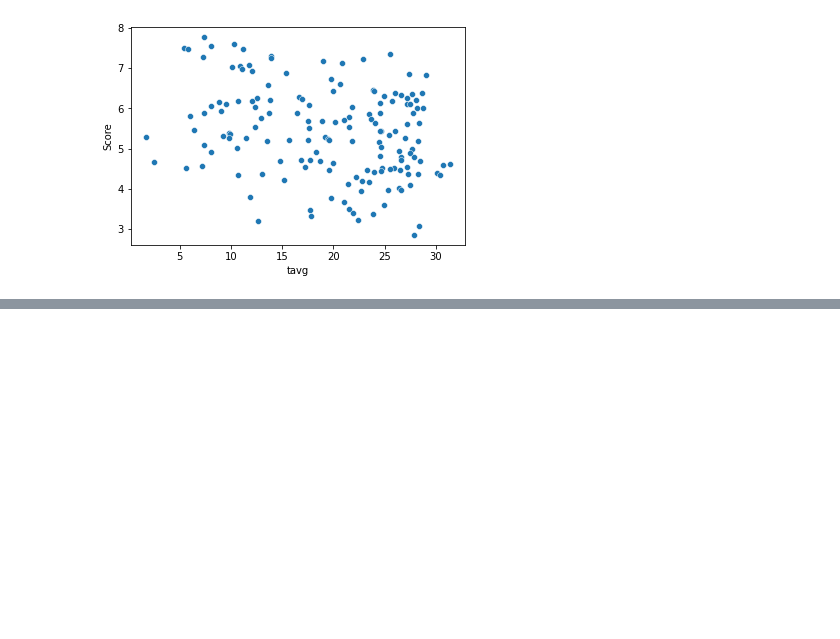
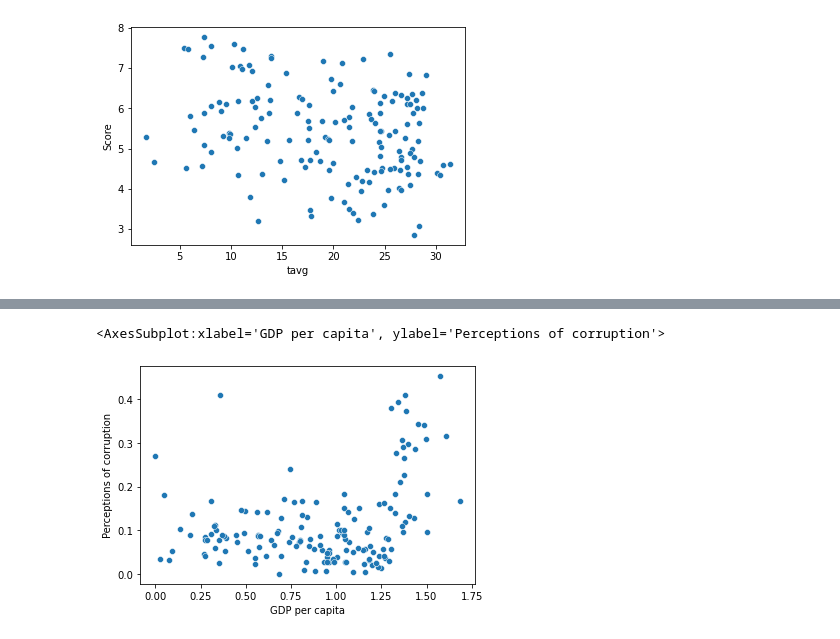
Before and after one commit to ATSchusters/3162-Final, a Jupyter notebook: Visualization.ipynb, the cells around one changed output, grey strips where cells are left out. Saved outputs shown, nothing was run; the diff lists cells and outputs as text; code cells hidden in the pictures; blank space fills up the shorter version.

Commit message:
Visualizations

```diff
--- a/Visualization.ipynb
+++ b/Visualization.ipynb
@@ -55,0 +56,5 @@ sns.scatterplot(x="Healthy life expectancy", y="tavg", data=df)
+# %%
+sns.scatterplot(x="GDP per capita", y="Perceptions of corruption", data=df)
+# %% [output]
+<AxesSubplot:xlabel='GDP per capita', ylabel='Perceptions of corruption'>
+[figure, added]
```
Also changed, not shown: parts of 9 cells of this notebook.
